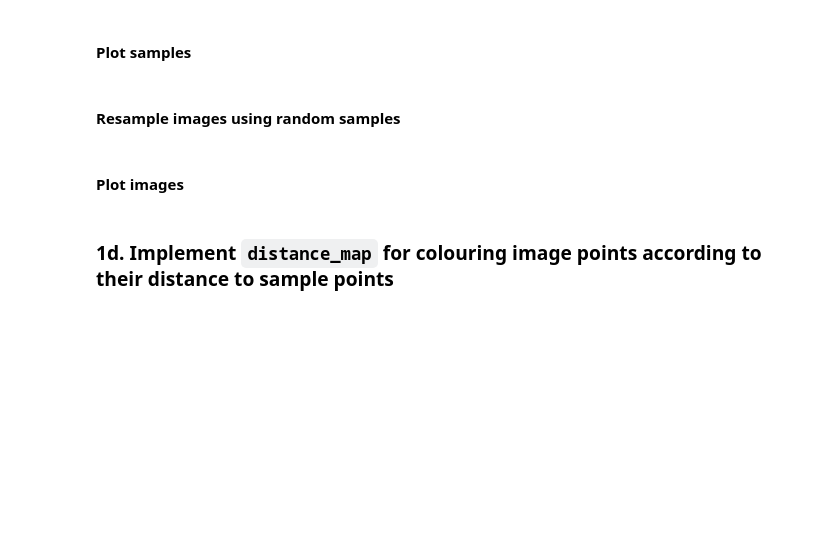
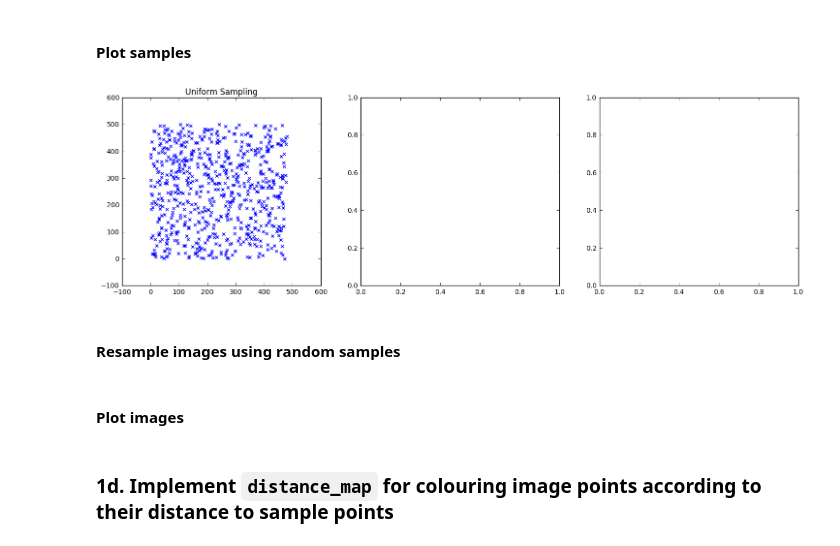
Before and after one commit to jennylea28/algorithms, a Jupyter notebook: CW2-1 Sampling.ipynb, the cells around one changed output. Saved outputs shown, nothing was run; the diff lists cells and outputs as text; code cells hidden in the pictures; blank space fills up the shorter version.

Commit message:
Done uniform

```diff
--- a/CW2-1 Sampling.ipynb
+++ b/CW2-1 Sampling.ipynb
@@ -82,20 +82,18 @@ The `uniform_sampling` function should produce `n_samples` sample points randoml
 import random
 
 def uniform_sample(w, h):
-    return(random.uniform(0, w), random.uniform(0, h))
+    return [random.uniform(0, w), random.uniform(0, h)]
 
 def uniform_sampling(image, n_samples):
-    samples = []
 
     # dimensions is a tuple of width and height
     dimensions = image.shape[:2]
 
-    for i in range(n_samples):
-        #sample = [random.random() * dimensions[0], random.random() * dimensions[1]]
-        #sample = [random.uniform(0, dimensions[0]), random.uniform(0, dimensions[1])]
-        samples.append(uniform_sample(dimensions[0], dimensions[1]))
-    return samples
+    ws = np.random.uniform(0, dimensions[0], n_samples)
+    hs = np.random.uniform(0, dimensions[1], n_samples)
+
+    return np.column_stack((ws, hs))
 
 image = load_image('./mandrill.png')
-uniform_sampling(image, 685)
+uniform_sampling(image, 4)
 # %% [output]
@@ -187,13 +197,15 @@ samples_pd = poison_disc_sampling(image, 15, 30)
 # %%
 fig, axs = plt.subplots(1, 3, figsize=(18,5))
 # [:,0] is access to the first column, [:, 1] the second
 axs[0].scatter(samples_uni[:,0], samples_uni[:,1], marker='x')
 axs[0].set_title('Uniform Sampling')
-axs[1].scatter(samples_bc[:,0], samples_bc[:,1], marker='x')
-axs[1].set_title('Best-Candidate Sampling')
-axs[2].scatter(samples_pd[:,0], samples_pd[:,1], marker='x')
-axs[2].set_title('Poison-Disc Sampling')
+# axs[1].scatter(samples_bc[:,0], samples_bc[:,1], marker='x')
+# axs[1].set_title('Best-Candidate Sampling')
+# axs[2].scatter(samples_pd[:,0], samples_pd[:,1], marker='x')
+# axs[2].set_title('Poison-Disc Sampling')
 plt.show()
+# %% [output]
+[figure, added]
 # %% [markdown]
 #### Resample images using random samples
 # %%
```
Also changed, not shown: parts of 3 cells of this notebook.
